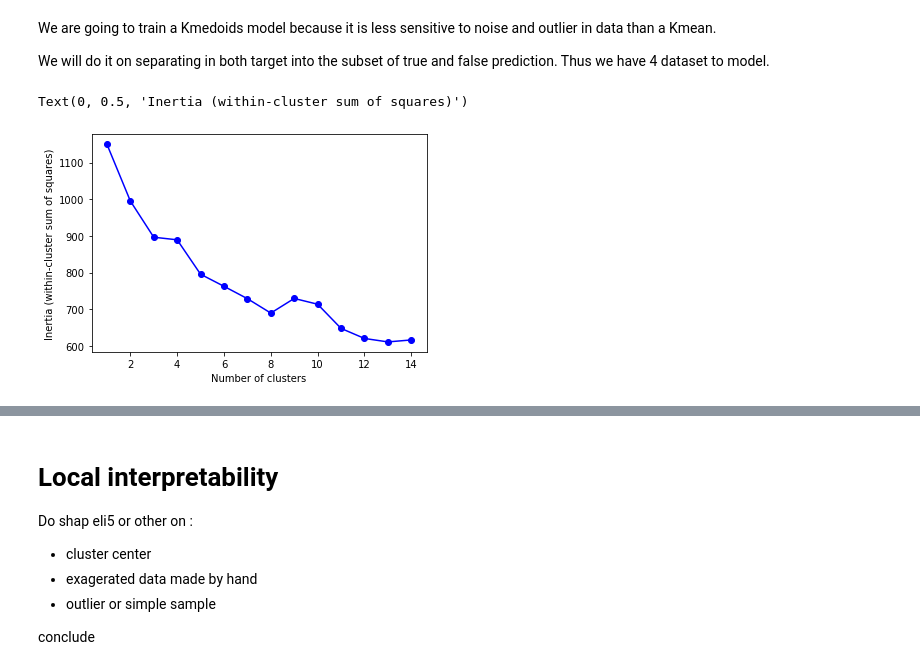
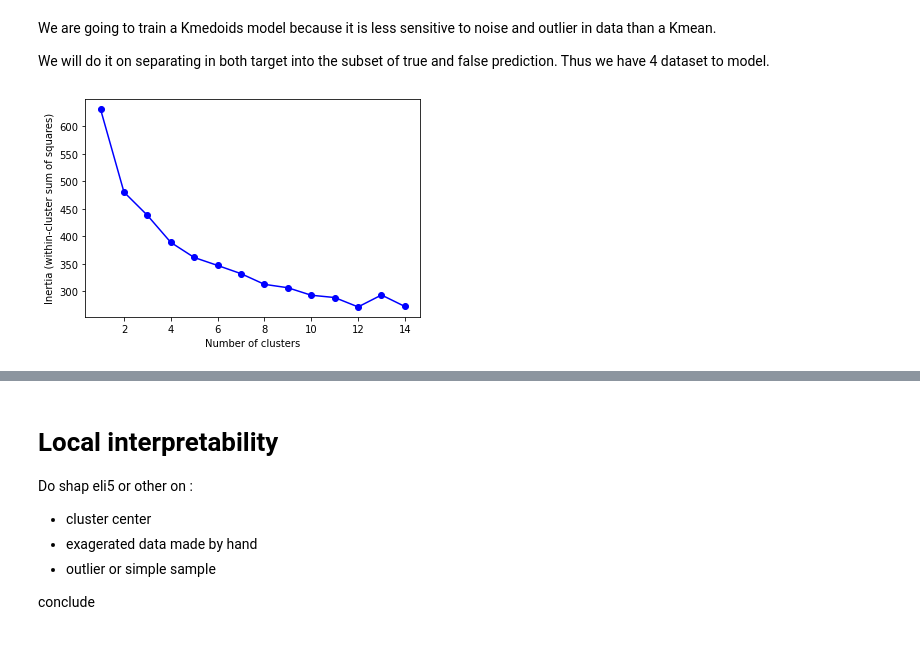
Before and after one commit to Emmalito/ML_BC2, a Jupyter notebook: src/4_Interpretability.ipynb, the cells around one changed output, grey strips where cells are left out. Drawn from its saved outputs; the diff is of its cells as text; code cells hidden in the pictures.

```diff
--- a/src/4_Interpretability.ipynb
+++ b/src/4_Interpretability.ipynb
@@ -203,27 +222,29 @@ However, as we have said, in income investment, the wealth play a big role and t
 UL_scale = df_scale.drop(["PredAcc", "PredInc"], axis=1).values
 UL = df.values
 
-Acc_true  = UL_scale[(UL[:,4]==1)]
-Acc_false = UL_scale[(UL[:,4]==0)]
 
-Inc_true  = UL_scale[(UL[:,5]==1)]
-Inc_false = UL_scale[(UL[:,5]==0)]
+Acc_true  = UL_scale[(UL[:,4]==1)][:,[0,2,3]] # we recup the true prediction for accumalation investment:,
+Acc_false = UL_scale[(UL[:,4]==0)][:,[0,2,3]] # we recup the false prediction for accumalation investmen:,t
+
+Inc_true  = UL_scale[(UL[:,5]==1)][:,[0,2,3]] # we recup the true prediction for income investment
+Inc_false = UL_scale[(UL[:,5]==0)][:,[0,2,3]] # we recup the false prediction for income investment
 # %% [markdown]
 We are going to train a Kmedoids model because it is less sensitive to noise and outlier in data than a Kmean.
 
 We will do it on separating in both target into the subset of true and false prediction. Thus we have 4 dataset to model.
 # %%
 from sklearn_extra.cluster import KMedoids as KM
+def inertiaElbow(train, cluster_max):
+    # start with accu true
+    Km = range(1, cluster_max+1)
+    inertia = [KM(i).fit(train).inertia_ for i in Km]
 
-# start with accu true
-Km = range(1, 15)
-inertia = [KM(i).fit(Acc_true).inertia_ for i in Km]
-
-fig = plt.figure()
-plt.plot(Km, inertia, '-bo')
-plt.xlabel('Number of clusters')
-plt.ylabel('Inertia (within-cluster sum of squares)')
+    fig = plt.figure()
+    plt.plot(Km, inertia, '-bo')
+    plt.xlabel('Number of clusters')
+    plt.ylabel('Inertia (within-cluster sum of squares)')
-# %% [output]
-Text(0, 0.5, 'Inertia (within-cluster sum of squares)')
-[figure, removed]
+# %%
+inertiaElbow(Acc_true,14)
+# %% [output]
+[figure, added]
 # %%
```
Also changed, not shown: parts of 14 cells of this notebook.
